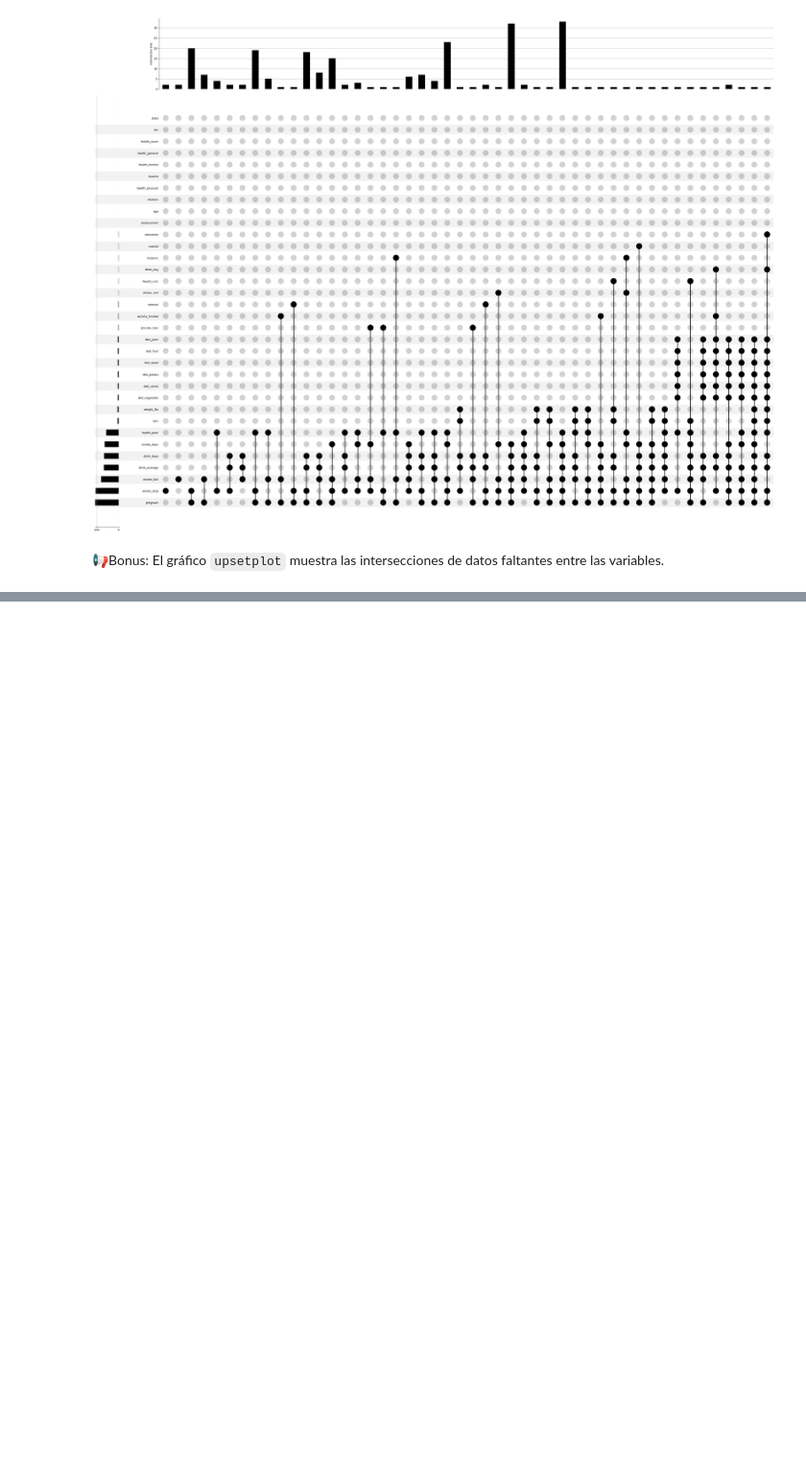
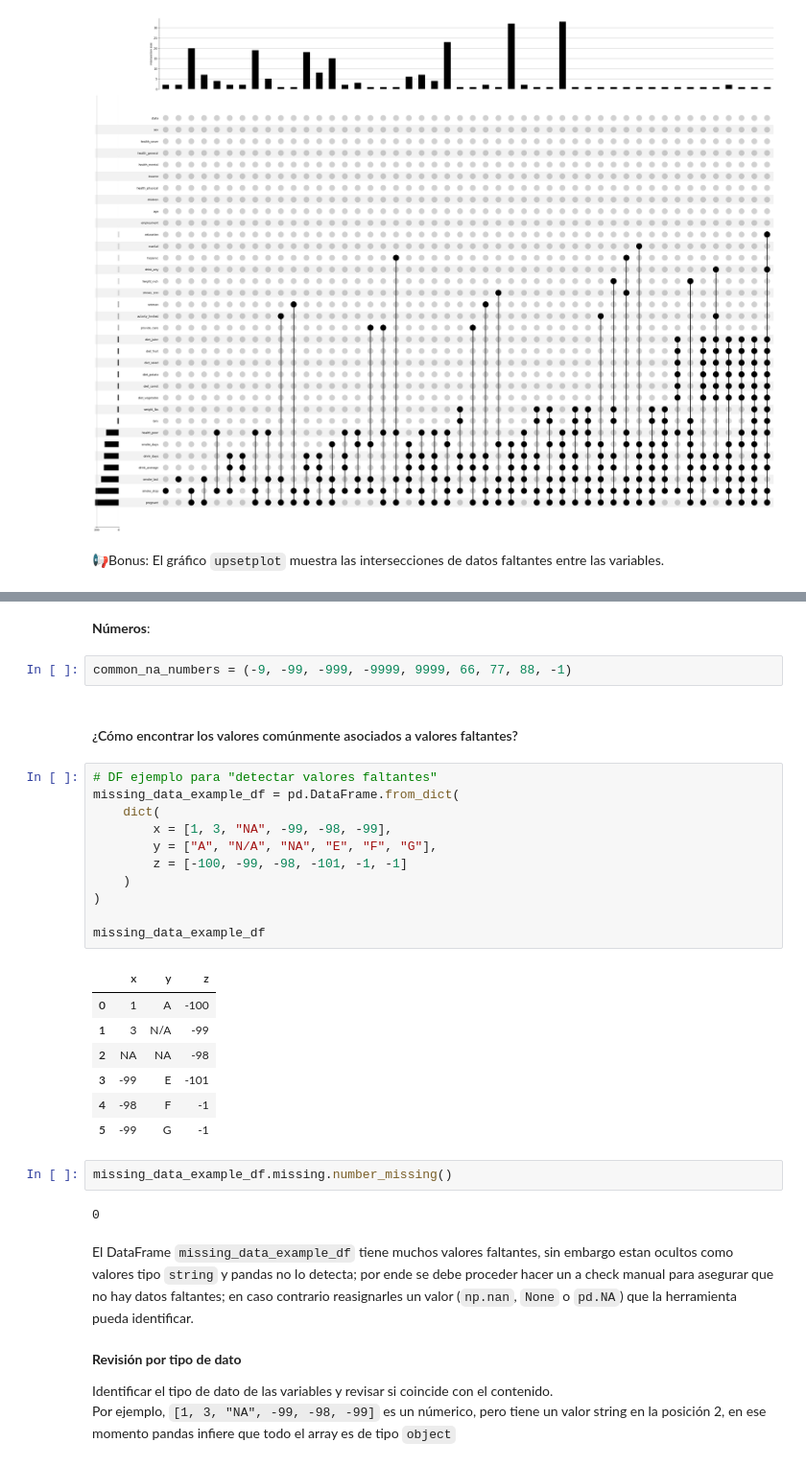
Before and after one commit to pahoalapizco/exploration_missing_values, a Jupyter notebook: notebooks/1.0-exploration_missing_values-manage.ipynb, the cells around one changed output, grey strips where cells are left out. Shown at 96% size. Saved outputs shown, nothing was run; the diff lists cells and outputs as text; blank space fills up the shorter version.

Commit message:
:sparkles: Replacee missing values

```diff
--- a/notebooks/1.0-exploration_missing_values-manage.ipynb
+++ b/notebooks/1.0-exploration_missing_values-manage.ipynb
@@ -350,0 +390,36 @@ Mediante el gráfico `matrix` se observa como se van cortanto las barras de dato
+# %% [markdown]
+**Números**:
+# %%
+common_na_numbers = (-9, -99, -999, -9999, 9999, 66, 77, 88, -1)
+# %% [markdown]
+#### ¿Cómo encontrar los valores comúnmente asociados a valores faltantes?
+# %%
+# DF ejemplo para "detectar valores faltantes"
+missing_data_example_df = pd.DataFrame.from_dict(
+    dict(
+        x = [1, 3, "NA", -99, -98, -99],
+        y = ["A", "N/A", "NA", "E", "F", "G"],
+        z = [-100, -99, -98, -101, -1, -1]
+    )
+)
+
+missing_data_example_df
+# %% [output]
+|  | x | y | z |
+| 0 | 1 | A | -100 |
+| 1 | 3 | N/A | -99 |
+| 2 | NA | NA | -98 |
+| 3 | -99 | E | -101 |
+| 4 | -98 | F | -1 |
+| 5 | -99 | G | -1 |
+# %%
+missing_data_example_df.missing.number_missing()
+# %% [output]
+0
+# %% [markdown]
+El DataFrame `missing_data_example_df` tiene muchos valores faltantes, sin embargo estan ocultos como valores tipo `string` y pandas no lo detecta; por ende se debe proceder hacer un a check manual para asegurar que no hay datos faltantes; en caso contrario reasignarles un valor (`np.nan`, `None` o `pd.NA`) que la herramienta pueda identificar.
+# %% [markdown]
+**Revisión por tipo de dato**
+
+Identificar el tipo de dato de las variables y revisar si coincide con el contenido. <br>
+Por ejemplo, `[1, 3, "NA", -99, -98, -99]` es un númerico, pero tiene un valor string en la posición 2, en ese momento pandas infiere que todo el array es de tipo `object`
```
Also changed, not shown: parts of 21 cells of this notebook, 1 other file.
